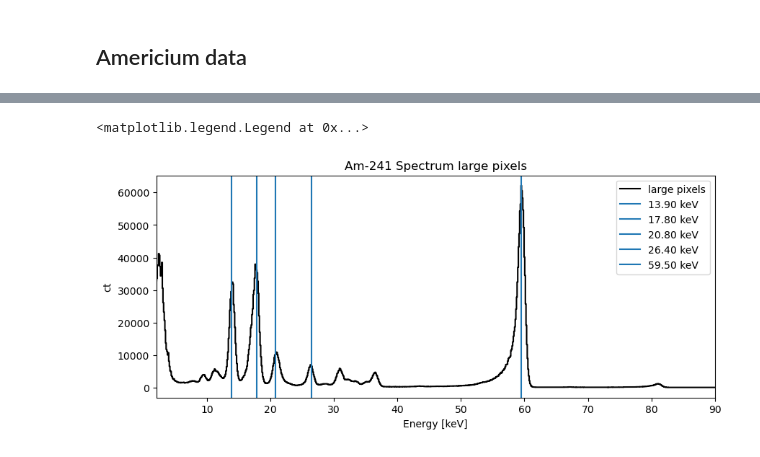
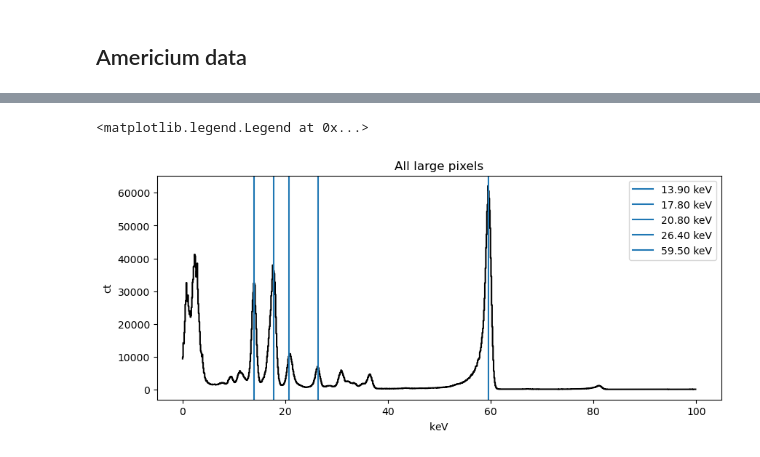
Before and after one commit to PADRESat/meddea_notebooks, a Jupyter notebook: calibration/20250706_energy_calibration_phlist.ipynb, the cells around one changed output, grey strips where cells are left out. Cells and saved outputs as stored; diff of their text form; code cells hidden in the pictures.

```diff
--- a/calibration/20250706_energy_calibration_phlist.ipynb
+++ b/calibration/20250706_energy_calibration_phlist.ipynb
@@ -213,7 +215,6 @@ Text(0.5, 1.0, 'det0 pixel0')
 # %%
-asic = 0
-pixel_num = 0
-this_spec = ph_list.spectrum(asic_num=asic, pixel_num=pixel_num)
+select_pixel = PixelList(asics=[0], pixels=[0])
+this_spec = ph_list.spectrum(pixel_list=select_pixel)
 f = cal.get_calfunc_barium_rough(this_spec, plot=True)
 # %% [output]
 [figure]
@@ -299,10 +271,9 @@ Text(0.5, 0, 'Energy [keV]')
 ba_line_energies = [7.8, 11.8, 30.85, 35, 53.5, 57.8, 81] * u.keV
 # %%
 fig, ax = plt.subplots(figsize=(10, 4))
-ax.step(total_lg_spec.spectral_axis.value, total_lg_spec.flux, color="black", label='large pixels')
-plt.xlim(2, 90)
-plt.xlabel("Energy [keV]")
-plt.title("Ba-133 Spectrum Large pixels")
+large_pix_spec = ph_list.spectrum(pixel_list=all_pixel_list.select_large(), calibrate=True)
+ax.step(large_pix_spec.spectral_axis, large_pix_spec.flux, color='black')
+plt.title("All large pixels")
 for this_energy in ba_line_energies:
     ax.axvline(this_energy, label=f"{this_energy:0.2f}")
 plt.legend()
@@ -312,14 +283,8 @@ plt.legend()
 # %%
 fig, ax = plt.subplots(figsize=(10, 4))
-ax.step(
-    total_sm_spec.spectral_axis.value,
-    total_sm_spec.flux,
-    color="black",
-    label="small pixels",
-)
-plt.xlim(2, 90)
-plt.xlabel("Energy [keV]")
-plt.title("Ba-133 Spectrum small pixels")
+small_pix_spec = ph_list.spectrum(pixel_list=all_pixel_list.select_small(), calibrate=True)
+ax.step(small_pix_spec.spectral_axis, small_pix_spec.flux, color='black')
+plt.title("All small pixels")
 for this_energy in ba_line_energies:
     ax.axvline(this_energy, label=f"{this_energy:0.2f}")
 plt.legend()
@@ -404,4 +385,4 @@ am_lines = [13.9, 17.8, 20.8, 26.4, 59.5] * u.keV
 # %%
 am_ph_list = read_file(am_ph_file)
 # %%
-cal_am_phlist = cal.calibrate_linear_phlist(am_ph_list, lin_cal_params)
+cal_am_ph_list = cal.calibrate_linear_phlist(am_ph_list, lin_cal_params)
@@ -431,17 +389,11 @@ Text(0.5, 0, 'Energy [keV]')
 # %%
 fig, ax = plt.subplots(figsize=(10, 4))
-ax.step(
-    am_total_lg_spec.spectral_axis.value,
-    am_total_lg_spec.flux,
-    color="black",
-    label="large pixels",
-)
-plt.xlim(2, 90)
-plt.xlabel("Energy [keV]")
-plt.title("Am-241 Spectrum large pixels")
+large_pix_am_spec = cal_am_ph_list.spectrum(pixel_list=all_pixel_list.select_large(), calibrate=True)
+ax.step(large_pix_am_spec.spectral_axis, large_pix_am_spec.flux, color='black')
+plt.title("All large pixels")
 for this_energy in am_lines:
     ax.axvline(this_energy, label=f"{this_energy:0.2f}")
 plt.legend()
 # %% [output]
 <matplotlib.legend.Legend at 0x...>
-[figure, old version]
+[figure, new version]
```
Also changed, not shown: parts of 28 cells of this notebook.
